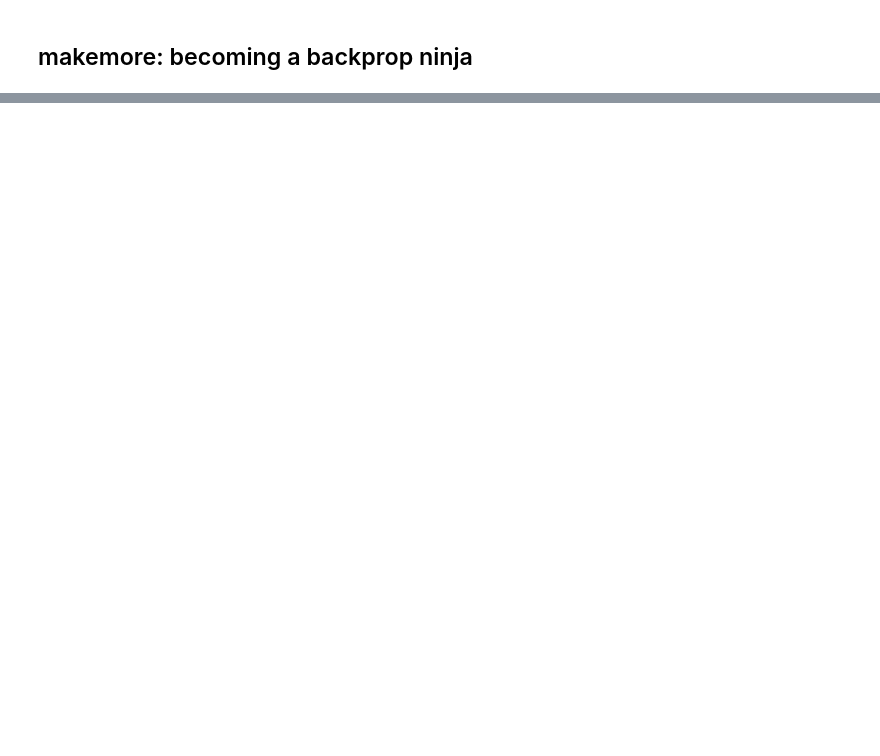
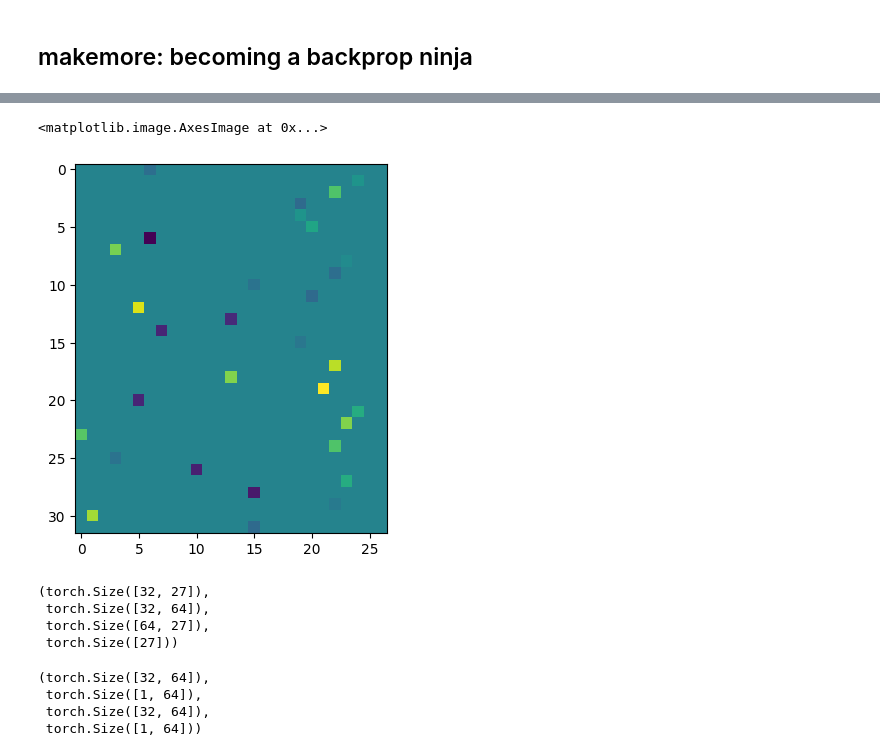
Before and after one commit to catastropiyush/coursework-notebooks, a Jupyter notebook: build_makemore_backprop_ninja.ipynb, the cells around one changed output, grey strips where cells are left out. Drawn from its saved outputs; the diff is of its cells as text; code cells hidden in the pictures; blank space fills up the shorter version.

```diff
--- a/build_makemore_backprop_ninja.ipynb
+++ b/build_makemore_backprop_ninja.ipynb
@@ -136,0 +204,12 @@ loss
+# %%
+plt.imshow(F.one_hot(logits.max(1).indices, num_classes=logits.shape[1])*dlogit_maxes.detach()) # Detach dlogit_maxes to remove gradient requirement
+# %% [output]
+<matplotlib.image.AxesImage at 0x...>
+[figure, added]
+# %%
+dlogits.shape, h.shape, W2.shape, b2.shape
+# %% [output]
+(torch.Size([32, 27]),
+ torch.Size([32, 64]),
+ torch.Size([64, 27]),
+ torch.Size([27]))
@@ -136,0 +221,7 @@ loss
+# %%
+hpreact.shape, bngain.shape, bnraw.shape, bnbias.shape
+# %% [output]
+(torch.Size([32, 64]),
+ torch.Size([1, 64]),
+ torch.Size([32, 64]),
+ torch.Size([1, 64]))
```
Also changed, not shown: parts of 15 cells of this notebook.
